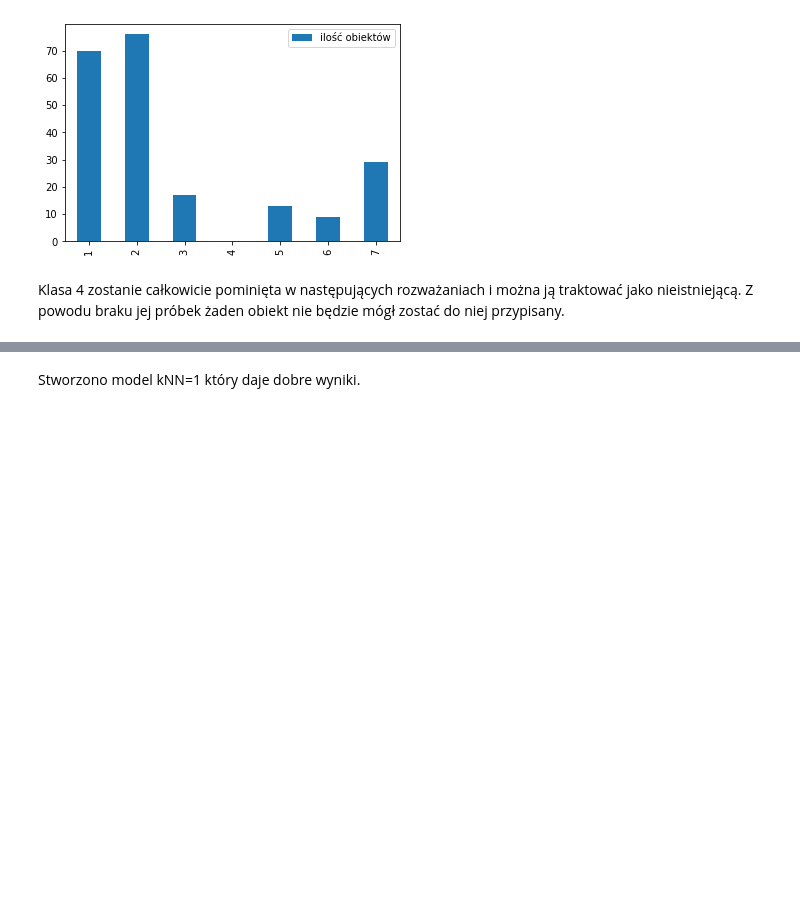
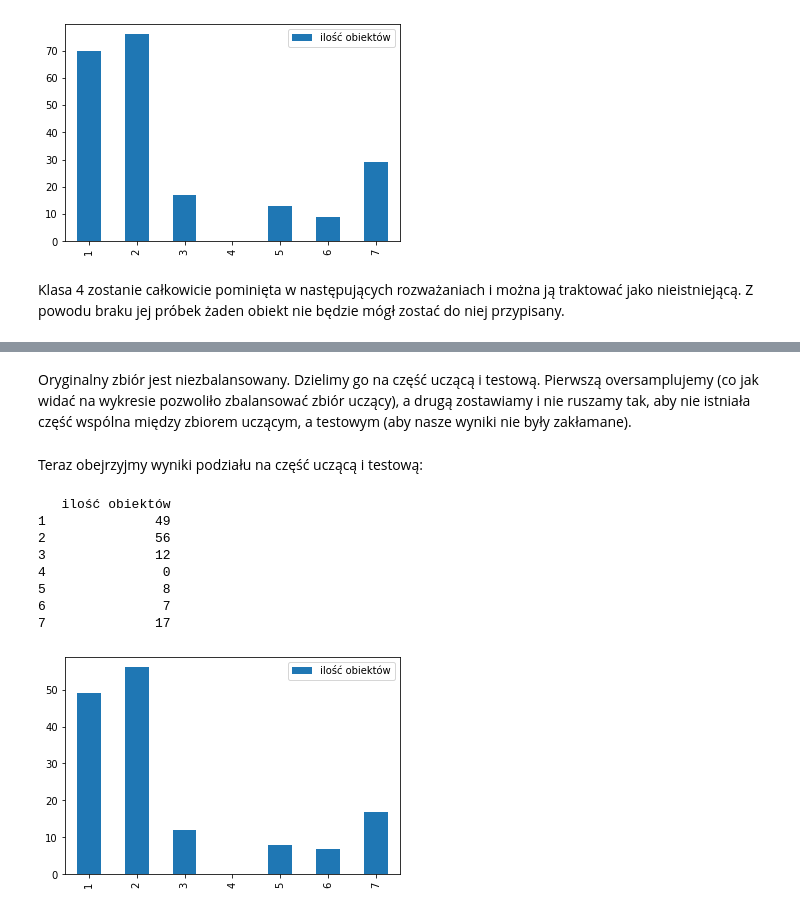
Before and after one commit to matlaczj/Glass-Classification-Project, a Jupyter notebook: Projekt_PRIAD.ipynb, the cells around one changed output, grey strips where cells are left out. Drawn from its saved outputs; the diff is of its cells as text; code cells hidden in the pictures; blank space fills up the shorter version.

```diff
--- a/Projekt_PRIAD.ipynb
+++ b/Projekt_PRIAD.ipynb
@@ -294,2 +144,8 @@ Blad testowania  0.3538461538461538
-# %% [markdown]
-Stworzono model kNN=1 który daje dobre wyniki.
+# %% [markdown]
+Oryginalny zbiór jest niezbalansowany. Dzielimy go na część uczącą i testową. Pierwszą oversamplujemy (co jak widać na wykresie pozwoliło zbalansować zbiór uczący), a drugą zostawiamy i nie ruszamy tak, aby nie istniała część wspólna między zbiorem uczącym, a testowym (aby nasze wyniki nie były zakłamane).
+# %%
+glass_org_split = podziel(glass_org, 0.3)
+x_learn = glass_org_split['opis_ucz']
+y_learn = glass_org_split['dec_ucz']
+x_test = glass_org_split['opis_test']
+y_test = glass_org_split['dec_test']
@@ -295,0 +155,16 @@ Stworzono model kNN=1 który daje dobre wyniki.
+# %% [markdown]
+Teraz obejrzyjmy wyniki podziału na część uczącą i testową:
+# %%
+glass_learn = x_learn.copy()
+glass_learn['Type'] = y_learn
+class_distr(glass_learn)
+# %% [output]
+   ilość obiektów
+1              49
+2              56
+3              12
+4               0
+5               8
+6               7
+7              17
+[figure, added]
```
Also changed, not shown: parts of 64 cells of this notebook.
